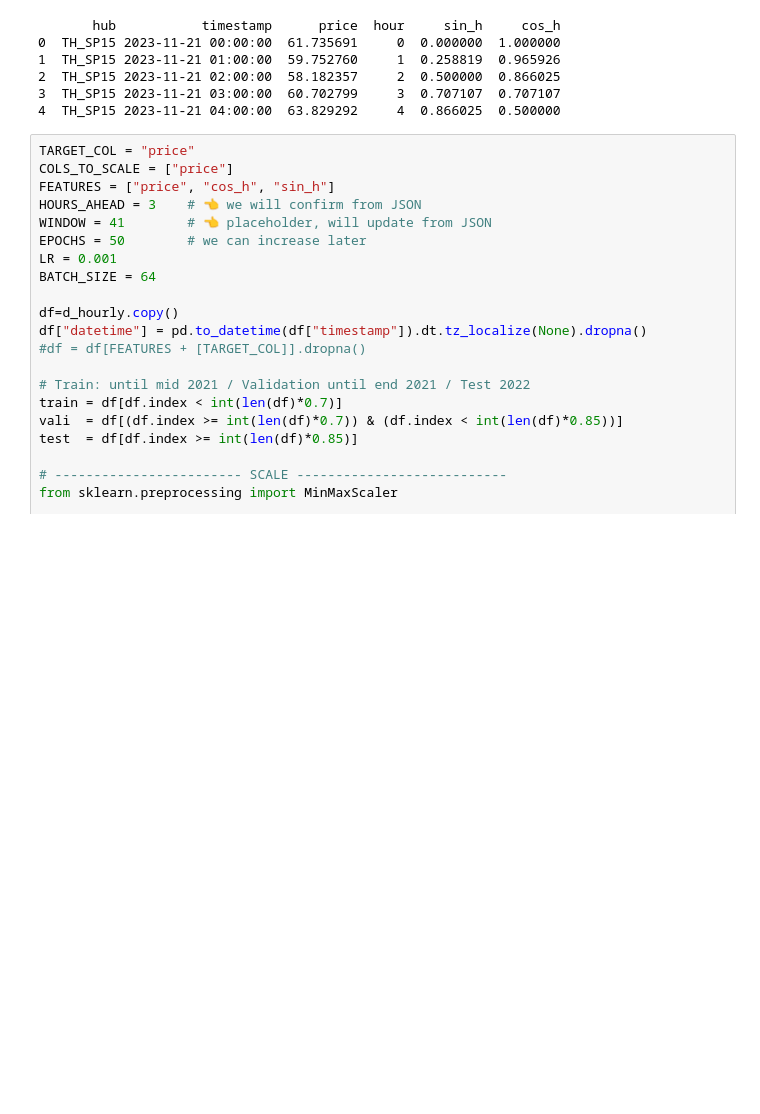
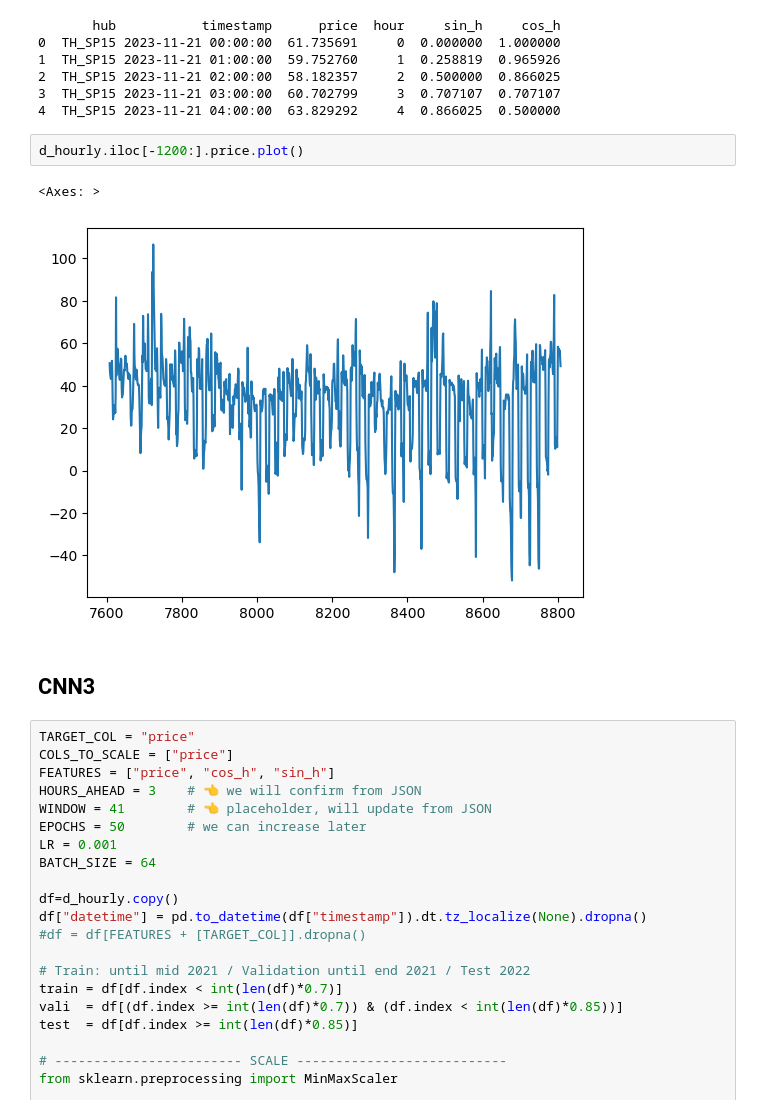
Before and after one commit to spham21/Energy-Arbitrage, a Jupyter notebook: ztest/forecasters_replication/Replication Notebook.ipynb, the cells around one changed output. Drawn from its saved outputs; the diff is of its cells as text; blank space fills up the shorter version.

```diff
--- a/ztest/forecasters_replication/Replication Notebook.ipynb
+++ b/ztest/forecasters_replication/Replication Notebook.ipynb
@@ -867,6 +870,13 @@ print(d_hourly.head())
 2  TH_SP15 2023-11-21 02:00:00  58.182357     2  0.500000  0.866025
 3  TH_SP15 2023-11-21 03:00:00  60.702799     3  0.707107  0.707107
 4  TH_SP15 2023-11-21 04:00:00  63.829292     4  0.866025  0.500000
+# %%
+d_hourly.iloc[-1200:].price.plot()
+# %% [output]
+<Axes: >
+[figure, added]
+# %% [markdown]
+## CNN3
 # %%
 TARGET_COL = "price"
 COLS_TO_SCALE = ["price"]
```
Also changed, not shown: parts of 8 cells of this notebook, 1 other file.
